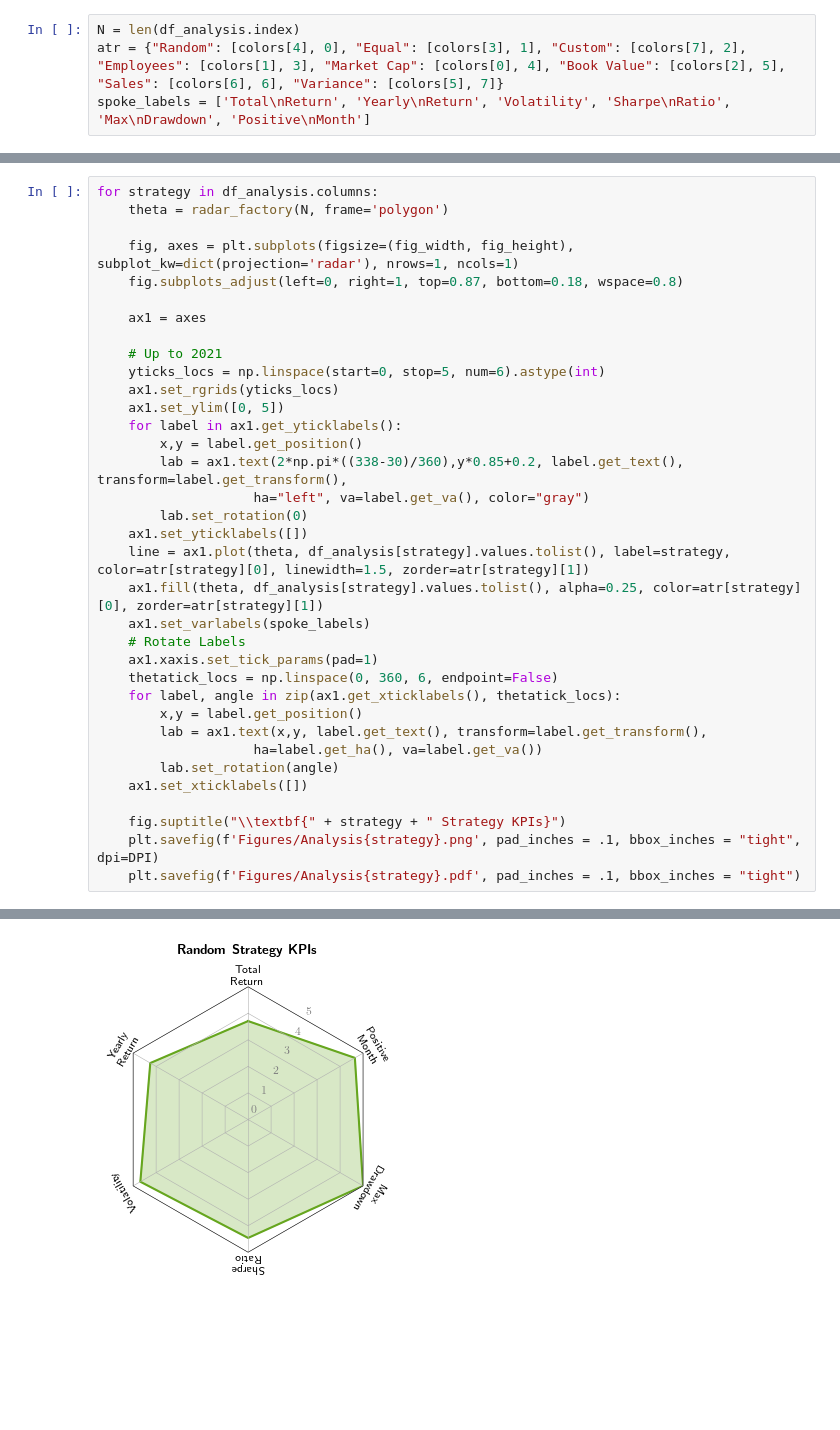
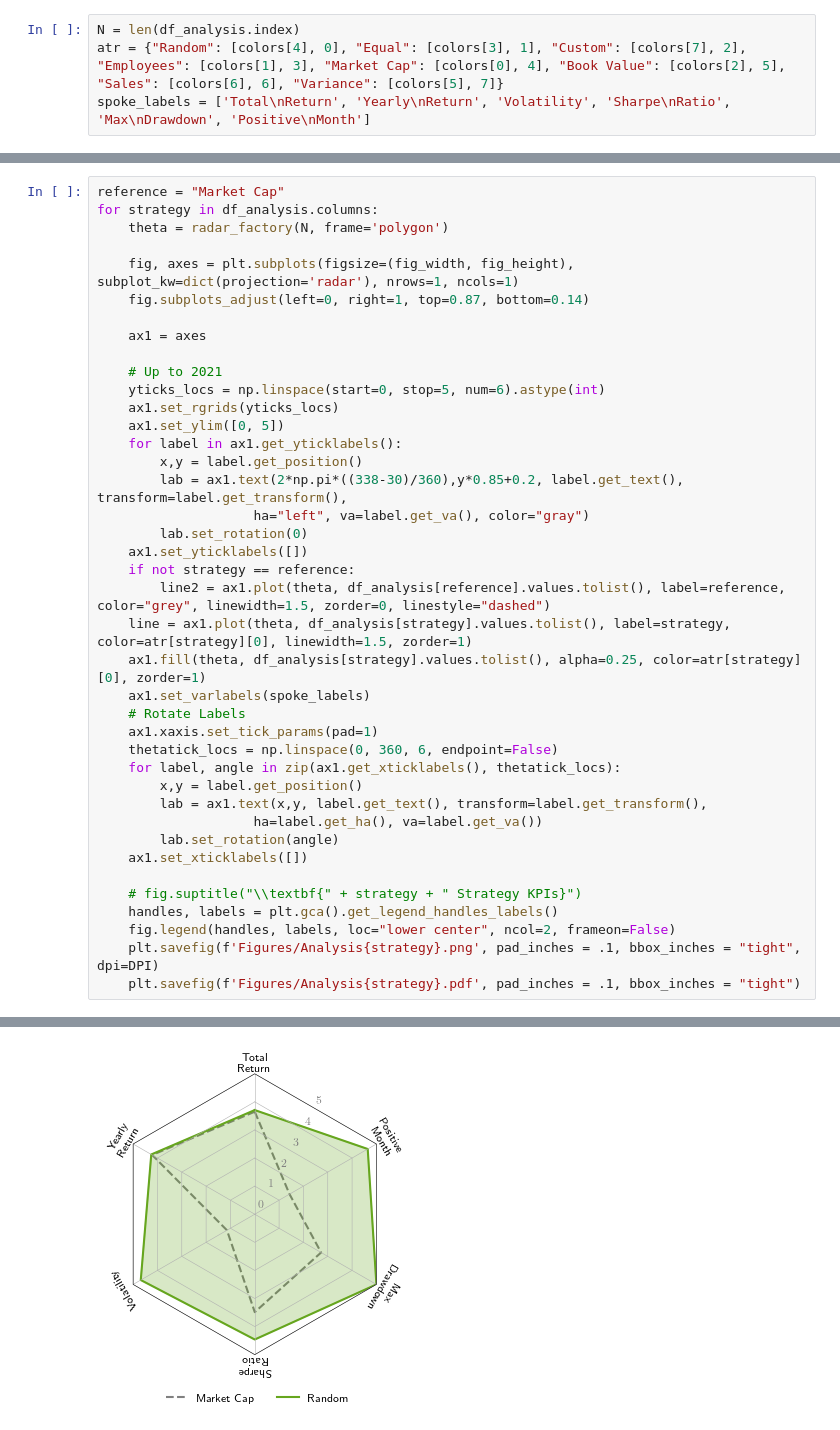
Before and after one commit to Mov0/FDS_Smart_Betas, a Jupyter notebook: 4_Figures.ipynb, the cells around one changed output, grey strips where cells are left out. Cells and saved outputs as stored; diff of their text form; blank space fills up the shorter version.

```diff
--- a/4_Figures.ipynb
+++ b/4_Figures.ipynb
@@ -460,9 +460,10 @@ plt.savefig('Figures/AnalysisSingle.pdf', pad_inches = .1, bbox_inches = "tight"
 # %%
+reference = "Market Cap"
 for strategy in df_analysis.columns:
     theta = radar_factory(N, frame='polygon')
 
     fig, axes = plt.subplots(figsize=(fig_width, fig_height), subplot_kw=dict(projection='radar'), nrows=1, ncols=1)
-    fig.subplots_adjust(left=0, right=1, top=0.87, bottom=0.18, wspace=0.8)
+    fig.subplots_adjust(left=0, right=1, top=0.87, bottom=0.14)
 
     ax1 = axes
 
@@ -476,8 +477,10 @@ for strategy in df_analysis.columns:
                     ha="left", va=label.get_va(), color="gray")
         lab.set_rotation(0)
     ax1.set_yticklabels([])
-    line = ax1.plot(theta, df_analysis[strategy].values.tolist(), label=strategy, color=atr[strategy][0], linewidth=1.5, zorder=atr[strategy][1])
-    ax1.fill(theta, df_analysis[strategy].values.tolist(), alpha=0.25, color=atr[strategy][0], zorder=atr[strategy][1])
+    if not strategy == reference:
+        line2 = ax1.plot(theta, df_analysis[reference].values.tolist(), label=reference, color="grey", linewidth=1.5, zorder=0, linestyle="dashed")
+    line = ax1.plot(theta, df_analysis[strategy].values.tolist(), label=strategy, color=atr[strategy][0], linewidth=1.5, zorder=1)
+    ax1.fill(theta, df_analysis[strategy].values.tolist(), alpha=0.25, color=atr[strategy][0], zorder=1)
     ax1.set_varlabels(spoke_labels)
     # Rotate Labels
     ax1.xaxis.set_tick_params(pad=1)
@@ -489,7 +492,9 @@ for strategy in df_analysis.columns:
         lab.set_rotation(angle)
     ax1.set_xticklabels([])
 
-    fig.suptitle("\\textbf{" + strategy + " Strategy KPIs}")
+    # fig.suptitle("\\textbf{" + strategy + " Strategy KPIs}")
+    handles, labels = plt.gca().get_legend_handles_labels()
+    fig.legend(handles, labels, loc="lower center", ncol=2, frameon=False)
     plt.savefig(f'Figures/Analysis{strategy}.png', pad_inches = .1, bbox_inches = "tight", dpi=DPI)
     plt.savefig(f'Figures/Analysis{strategy}.pdf', pad_inches = .1, bbox_inches = "tight")
 # %% [output]
@@ -497 +502 @@ for strategy in df_analysis.columns:
-[figure, old version]
+[figure, new version]
```
Also changed, not shown: parts of 4 cells of this notebook, 26 other files.
